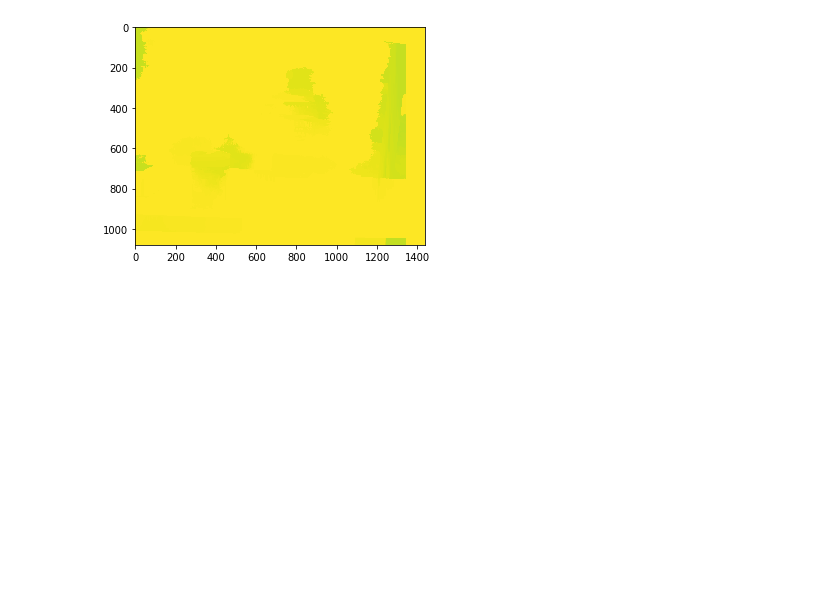
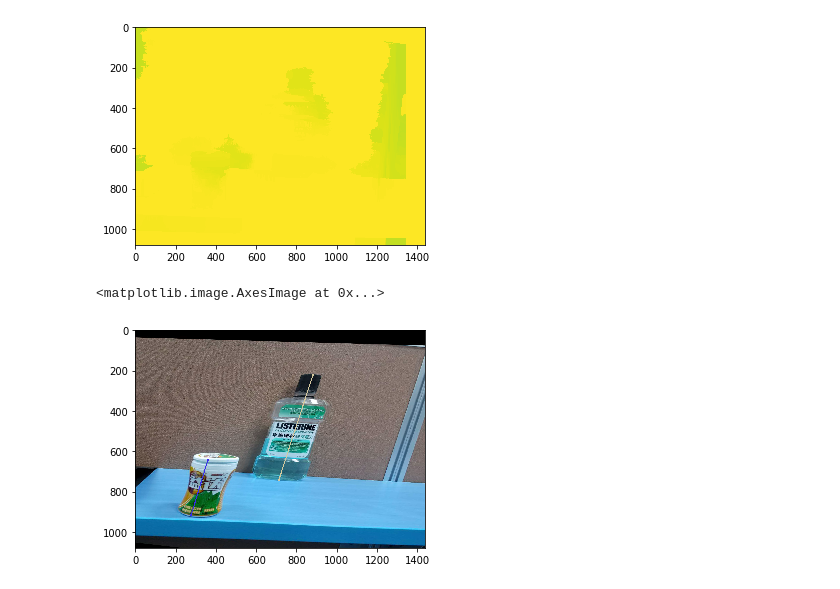
Before and after one commit to rayleizhu/EpipolarGeometry-OpenCV, a Jupyter notebook: debug.ipynb, the cells around one changed output. Drawn from its saved outputs; the diff is of its cells as text; code cells hidden in the pictures; blank space fills up the shorter version.

```diff
--- a/debug.ipynb
+++ b/debug.ipynb
@@ -73,3 +73,33 @@ plt.imshow(dispr)
 # %% [output]
 <matplotlib.image.AxesImage at 0x...>
 [figure]
+# %%
+import matplotlib.pyplot as plt
+import cv2
+import pandas as pd
+import numpy as np
+
+i = 4
+points = pd.read_csv(f'results/points/{i}_a.txt', header=None)
+points = points.to_numpy()
+
+def draw_points_and_line(pts, img):
+    color = tuple(np.random.randint(0,255,3).tolist())
+    assert len(pts) == 2
+    img = cv2.circle(img, tuple(pts[0].tolist()), 5, color, -1)
+    img = cv2.circle(img, tuple(pts[1].tolist()), 5, color, -1)
+    img = img1 = cv2.line(img,
+                          tuple(pts[0].tolist()),
+                          tuple(pts[1].tolist()),
+                          color,3)
+    return img
+# %%
+img =  cv2.imread(f'results/rectified/{i}_a_rect.jpg')
+
+img = draw_points_and_line(points[:2], img)
+img = draw_points_and_line(points[2:4], img)
+
+plt.imshow(img)
+# %% [output]
+<matplotlib.image.AxesImage at 0x...>
+[figure, added]
```
Also changed, not shown: parts of 3 cells of this notebook, 7 other files.
